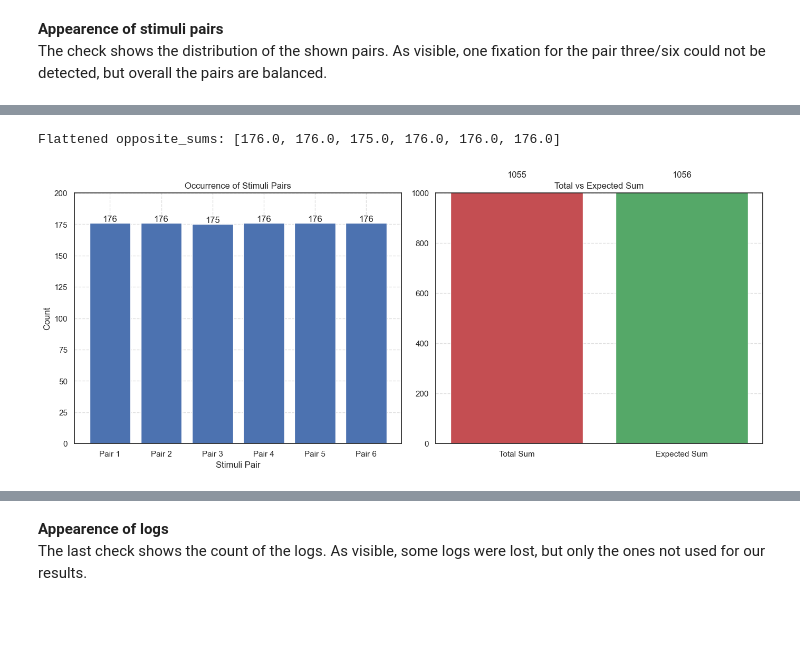
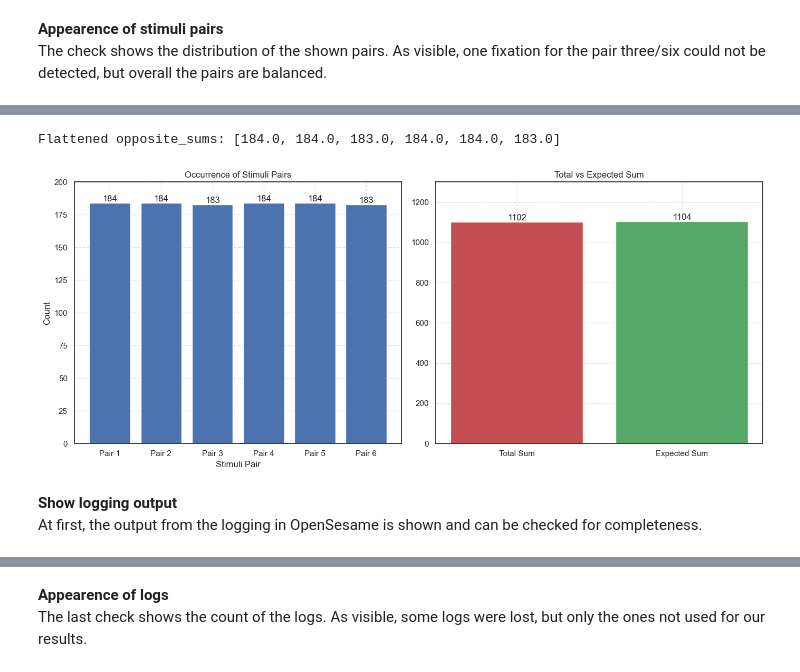
Before and after one commit to PatrickEbner/2024-SoSe_EyeTracking, a Jupyter notebook: scripts/DiagonalBias.ipynb, the cells around one changed output, grey strips where cells are left out. Drawn from its saved outputs; the diff is of its cells as text; code cells hidden in the pictures; blank space fills up the shorter version.

```diff
--- a/scripts/DiagonalBias.ipynb
+++ b/scripts/DiagonalBias.ipynb
@@ -478,33 +454,36 @@ plt.figure(figsize=(14, 6))
 # Plot for Occurrence of Stimuli Pairs
 plt.subplot(1, 2, 1)
 pairs = ['Pair 1', 'Pair 2', 'Pair 3', 'Pair 4', 'Pair 5', 'Pair 6']
 bars = plt.bar(pairs, opposite_sums, color='b')
 plt.title('Occurrence of Stimuli Pairs')
 plt.xlabel('Stimuli Pair')
 plt.ylabel('Count')
 plt.ylim(0, 200)
 plt.grid(True, linestyle='--', alpha=0.6)
 
 # Adding values on top of bars
 for bar in bars:
     yval = bar.get_height()
     plt.text(bar.get_x() + bar.get_width()/2.0, yval, int(yval), ha='center', va='bottom')  # va: vertical alignment
 
 # Plot for Total and Expected Sums
 plt.subplot(1, 2, 2)
 bars = plt.bar(['Total Sum', 'Expected Sum'], [total_sum, expected_sum], color=['r', 'g'])
 plt.title('Total vs Expected Sum')
-plt.ylim(0, 1000)
+plt.ylim(0, 1300)
 plt.grid(True, linestyle='--', alpha=0.6)
 
 # Adding values on top of bars
 for bar in bars:
     yval = bar.get_height()
     plt.text(bar.get_x() + bar.get_width()/2.0, yval, int(yval), ha='center', va='bottom')  # va: vertical alignment
 
 # Adjust layout
 plt.tight_layout()
 plt.show()
 # %% [output]
-Flattened opposite_sums: [176.0, 176.0, 175.0, 176.0, 176.0, 176.0]
+Flattened opposite_sums: [184.0, 184.0, 183.0, 184.0, 184.0, 183.0]
-[figure, old version]
+[figure, new version]
+# %% [markdown]
+**Show logging output** \
+At first, the output from the logging in OpenSesame is shown and can be checked for completeness.
```
Also changed, not shown: parts of 15 cells of this notebook.
